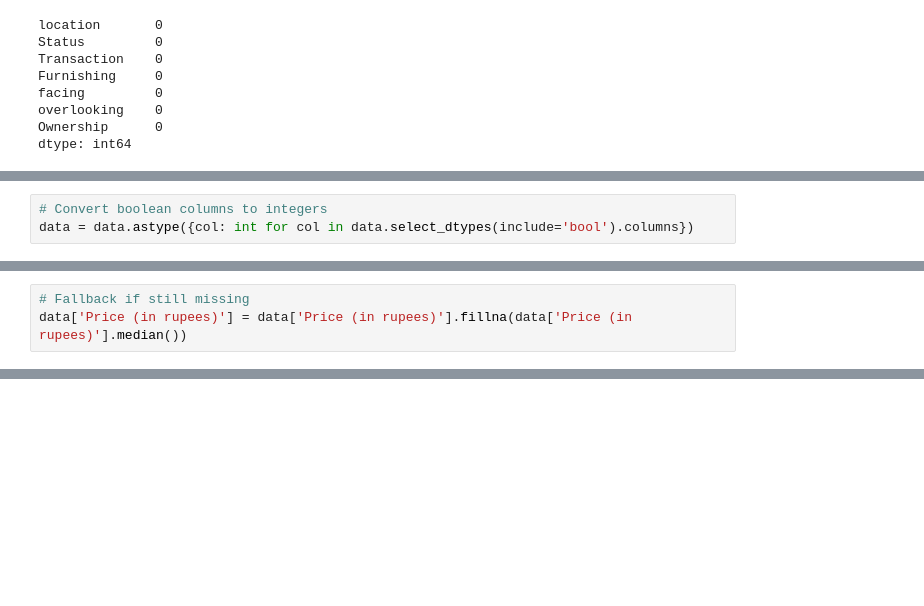
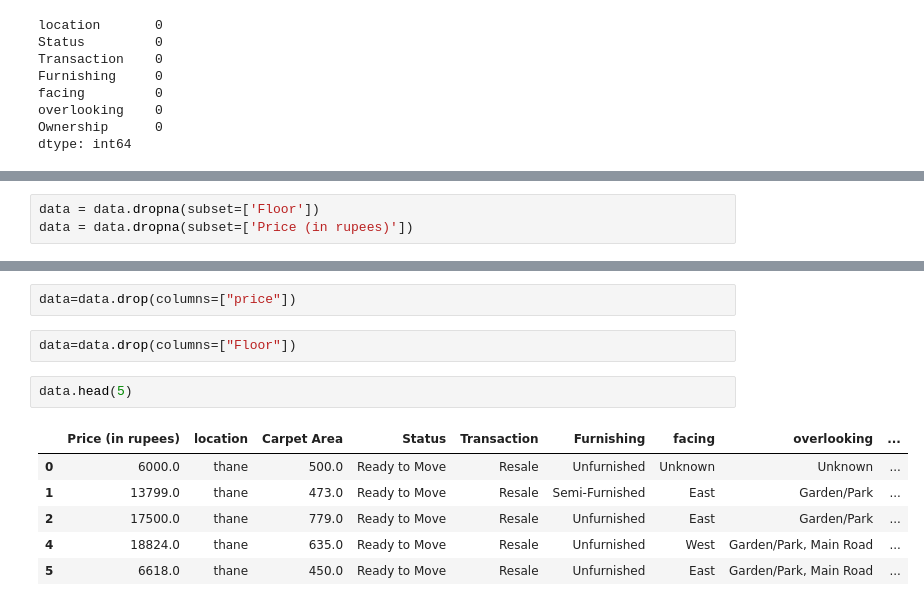
Before and after one commit to bouyassine11/House-Price-Prediction, a Jupyter notebook: House-Price-Prediction.ipynb, the cells around one changed output, grey strips where cells are left out. Cells and saved outputs as stored; diff of their text form; blank space fills up the shorter version.

```diff
--- a/House-Price-Prediction.ipynb
+++ b/House-Price-Prediction.ipynb
@@ -344,3 +335,0 @@ data.head(5)
-# %%
-# Convert boolean columns to integers
-data = data.astype({col: int for col in data.select_dtypes(include='bool').columns})
@@ -375,3 +354,0 @@ data = data.drop(columns=['price'])
-# %%
-# Fallback if still missing
-data['Price (in rupees)'] = data['Price (in rupees)'].fillna(data['Price (in rupees)'].median())
@@ -380,3 +355,6 @@ data = data.drop(columns=['Floor'])
+# %%
+data = data.dropna(subset=['Floor'])
+data = data.dropna(subset=['Price (in rupees)'])
 # %%
 data.isnull().sum()
 # %% [output]
@@ -418,0 +397,13 @@ RMSE: 21217.69637171102
+# %%
+data=data.drop(columns=["price"])
+# %%
+data=data.drop(columns=["Floor"])
+# %%
+data.head(5)
+# %% [output]
+|  | Price (in rupees) | location | Carpet Area | Status | Transaction | Furnishing | facing | overlooking | ... |
+| 0 | 6000.0 | thane | 500.0 | Ready to Move | Resale | Unfurnished | Unknown | Unknown | ... |
+| 1 | 13799.0 | thane | 473.0 | Ready to Move | Resale | Semi-Furnished | East | Garden/Park | ... |
+| 2 | 17500.0 | thane | 779.0 | Ready to Move | Resale | Unfurnished | East | Garden/Park | ... |
+| 4 | 18824.0 | thane | 635.0 | Ready to Move | Resale | Unfurnished | West | Garden/Park, Main Road | ... |
+| 5 | 6618.0 | thane | 450.0 | Ready to Move | Resale | Unfurnished | East | Garden/Park, Main Road | ... |
```
Also changed, not shown: parts of 16 cells of this notebook.
